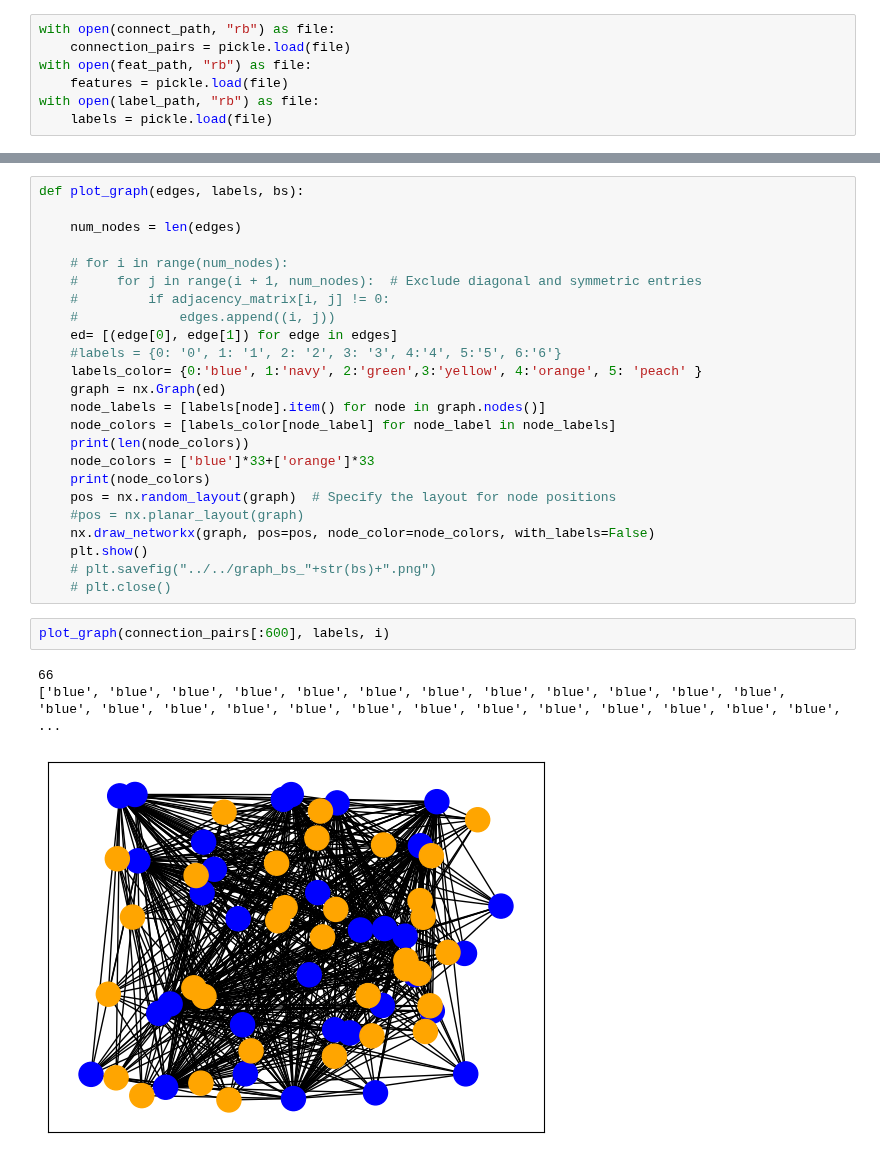
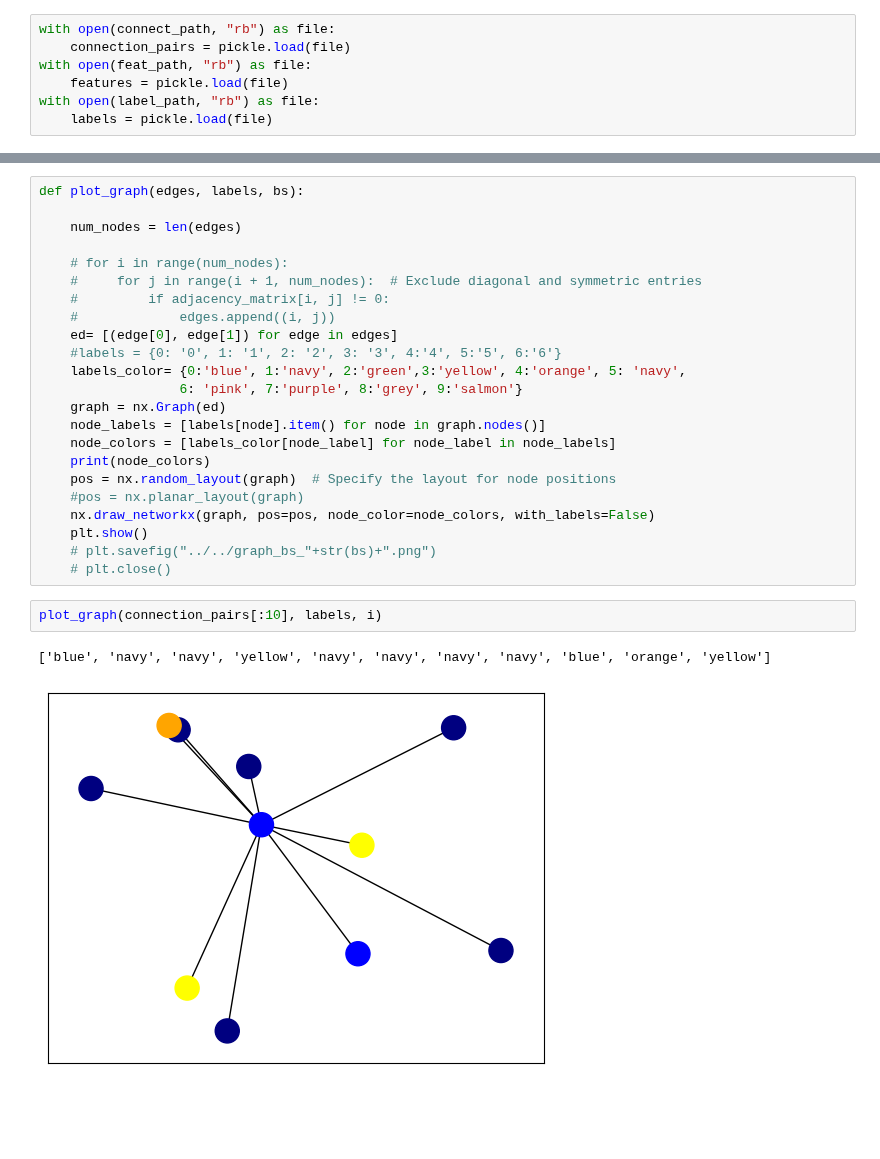
Before and after one commit to DIDSR/DomId, a Jupyter notebook: notebooks/graph_visualization.ipynb, the cells around one changed output, grey strips where cells are left out. Saved outputs shown, nothing was run; the diff lists cells and outputs as text; blank space fills up the shorter version.

Commit message:
graph vis notebook revised

```diff
--- a/notebooks/graph_visualization.ipynb
+++ b/notebooks/graph_visualization.ipynb
@@ -31,12 +31,11 @@ def plot_graph(edges, labels, bs):
     #             edges.append((i, j))
     ed= [(edge[0], edge[1]) for edge in edges]
     #labels = {0: '0', 1: '1', 2: '2', 3: '3', 4:'4', 5:'5', 6:'6'}
-    labels_color= {0:'blue', 1:'navy', 2:'green',3:'yellow', 4:'orange', 5: 'peach' }
+    labels_color= {0:'blue', 1:'navy', 2:'green',3:'yellow', 4:'orange', 5: 'navy',
+                  6: 'pink', 7:'purple', 8:'grey', 9:'salmon'}
     graph = nx.Graph(ed)
     node_labels = [labels[node].item() for node in graph.nodes()]
     node_colors = [labels_color[node_label] for node_label in node_labels]
-    print(len(node_colors))
-    node_colors = ['blue']*33+['orange']*33
     print(node_colors)
     pos = nx.random_layout(graph)  # Specify the layout for node positions
     #pos = nx.planar_layout(graph)
@@ -45,11 +44,10 @@ def plot_graph(edges, labels, bs):
     # plt.savefig("../../graph_bs_"+str(bs)+".png")
     # plt.close()
 # %%
-plot_graph(connection_pairs[:600], labels, i)
+plot_graph(connection_pairs[:10], labels, i)
 # %% [output]
-66
-['blue', 'blue', 'blue', 'blue', 'blue', 'blue', 'blue', 'blue', 'blue', 'blue', 'blue', 'blue', 'blue', 'blue', 'blue', 'blue', 'blue', 'blue', 'blue', 'blue', 'blue', 'blue', 'blue', 'blue', 'blue', ...
+['blue', 'navy', 'navy', 'yellow', 'navy', 'navy', 'navy', 'navy', 'blue', 'orange', 'yellow']
-[figure, old version]
+[figure, new version]
 # %%
 labels
 # %% [output]
```
Also changed, not shown: parts of 5 cells of this notebook.
